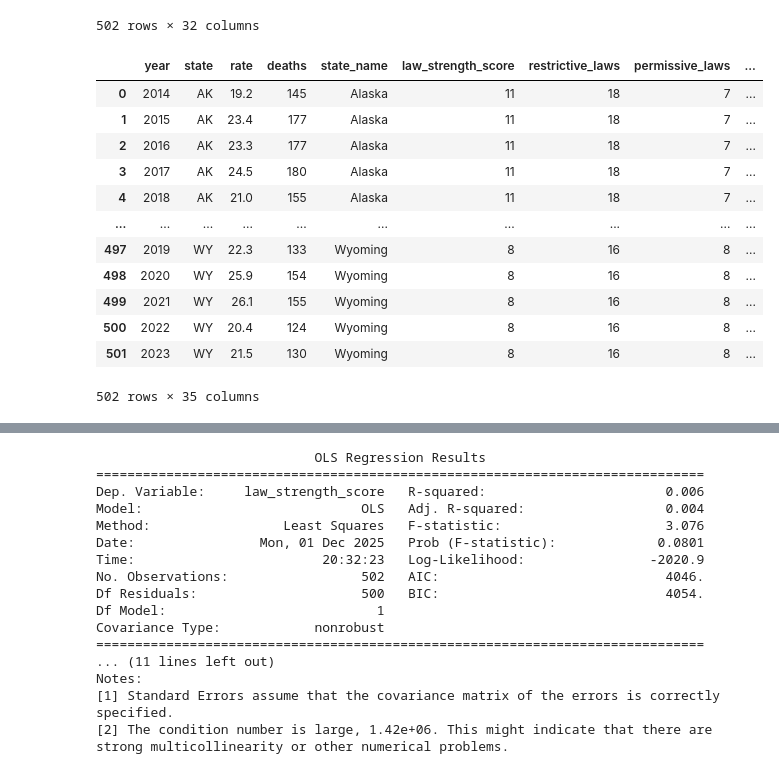
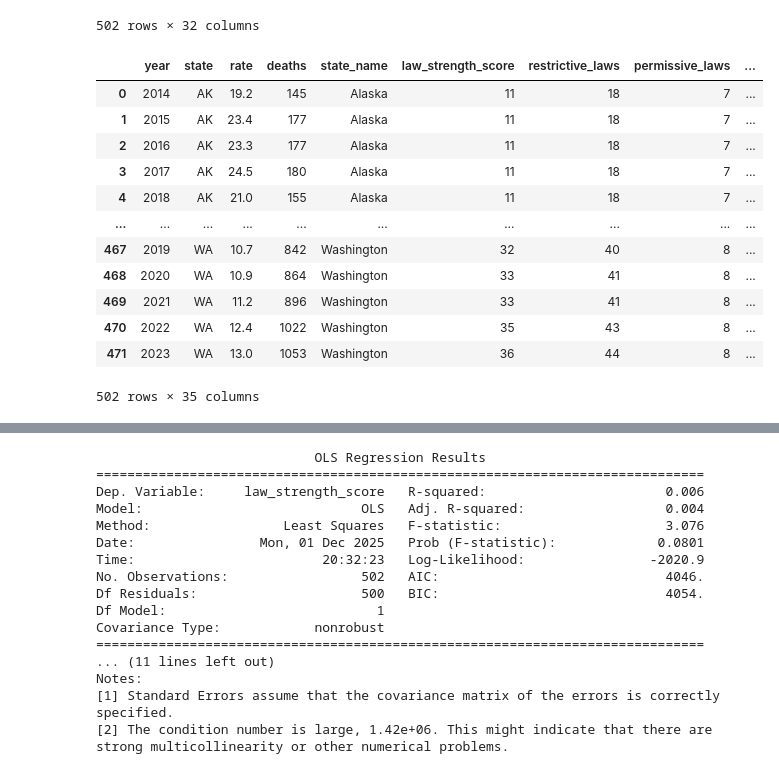
Before and after one commit to chloeob74/gun_policy_analysis, a Jupyter notebook: tiandra.ipynb, the cells around one changed output, grey strips where cells are left out. Saved outputs shown, nothing was run; the diff lists cells and outputs as text; code cells hidden in the pictures.

```diff
--- a/tiandra.ipynb
+++ b/tiandra.ipynb
@@ -45,46 +32,26 @@ gun["death_rate_change"] = gun.groupby("state")["rate"].diff()
 # %%
-# Structural classification
-gun["law_regime"] = pd.qcut(
-    gun["law_strength_score"],
+# Policy regime classification (structural analog to city/county)
+gunsbystate["law_regime"] = pd.qcut(
+    gunsbystate["law_strength_score"],
     q=3,
     labels=["Weak Laws", "Moderate Laws", "Strong Laws"]
 )
+
+gunsbystate = gunsbystate.apply(lambda x: x.round(2) if x.dtype == "float64" else x)
+gunsbystate = gunsbystate.sort_values(by=["law_regime", "state", "year"])
+
+gunsbystate
+# %% [output]
+|  | year | state | rate | deaths | state_name | law_strength_score | restrictive_laws | permissive_laws | ... |
+| 0 | 2014 | AK | 19.2 | 145 | Alaska | 11 | 18 | 7 | ... |
+| 1 | 2015 | AK | 23.4 | 177 | Alaska | 11 | 18 | 7 | ... |
+| 2 | 2016 | AK | 23.3 | 177 | Alaska | 11 | 18 | 7 | ... |
+| 3 | 2017 | AK | 24.5 | 180 | Alaska | 11 | 18 | 7 | ... |
+| 4 | 2018 | AK | 21.0 | 155 | Alaska | 11 | 18 | 7 | ... |
+| ... | ... | ... | ... | ... | ... | ... | ... | ... | ... |
+| 467 | 2019 | WA | 10.7 | 842 | Washington | 32 | 40 | 8 | ... |
+| 468 | 2020 | WA | 10.9 | 864 | Washington | 33 | 41 | 8 | ... |
+| 469 | 2021 | WA | 11.2 | 896 | Washington | 33 | 41 | 8 | ... |
+| 470 | 2022 | WA | 12.4 | 1022 | Washington | 35 | 43 | 8 | ... |
+| 471 | 2023 | WA | 13.0 | 1053 | Washington | 36 | 44 | 8 | ... |
+502 rows × 35 columns
-# %%
-import pandas as pd
-
-gun = pd.read_csv("firearm_data_cleaned_new.txt")
-
-# 1. Law strength relative to death rate (ratio variable)
-gun["law_strength_per_death_rate"] = (
-    gun["law_strength_score"] / gun["rate"]
-)
-
-# 2. Year-to-year changes
-gun["law_strength_change"] = gun.groupby("state")["law_strength_score"].diff()
-gun["death_rate_change"] = gun.groupby("state")["rate"].diff()
-
-# 3. Policy regime classification (structural analog to city/county)
-gun["law_regime"] = pd.qcut(
-    gun["law_strength_score"],
-    q=3,
-    labels=["Weak Laws", "Moderate Laws", "Strong Laws"]
-)
-
-# 4. Clean presentation
-gun = gun.apply(lambda x: x.round(2) if x.dtype == "float64" else x)
-
-gun
-# %% [output]
-|  | year | state | rate | deaths | state_name | law_strength_score | restrictive_laws | permissive_laws | ... |
-| 0 | 2014 | AK | 19.2 | 145 | Alaska | 11 | 18 | 7 | ... |
-| 1 | 2015 | AK | 23.4 | 177 | Alaska | 11 | 18 | 7 | ... |
-| 2 | 2016 | AK | 23.3 | 177 | Alaska | 11 | 18 | 7 | ... |
-| 3 | 2017 | AK | 24.5 | 180 | Alaska | 11 | 18 | 7 | ... |
-| 4 | 2018 | AK | 21.0 | 155 | Alaska | 11 | 18 | 7 | ... |
-| ... | ... | ... | ... | ... | ... | ... | ... | ... | ... |
-| 497 | 2019 | WY | 22.3 | 133 | Wyoming | 8 | 16 | 8 | ... |
-| 498 | 2020 | WY | 25.9 | 154 | Wyoming | 8 | 16 | 8 | ... |
-| 499 | 2021 | WY | 26.1 | 155 | Wyoming | 8 | 16 | 8 | ... |
-| 500 | 2022 | WY | 20.4 | 124 | Wyoming | 8 | 16 | 8 | ... |
-| 501 | 2023 | WY | 21.5 | 130 | Wyoming | 8 | 16 | 8 | ... |
-502 rows × 35 columns
```
Also changed, not shown: parts of 21 cells of this notebook.
